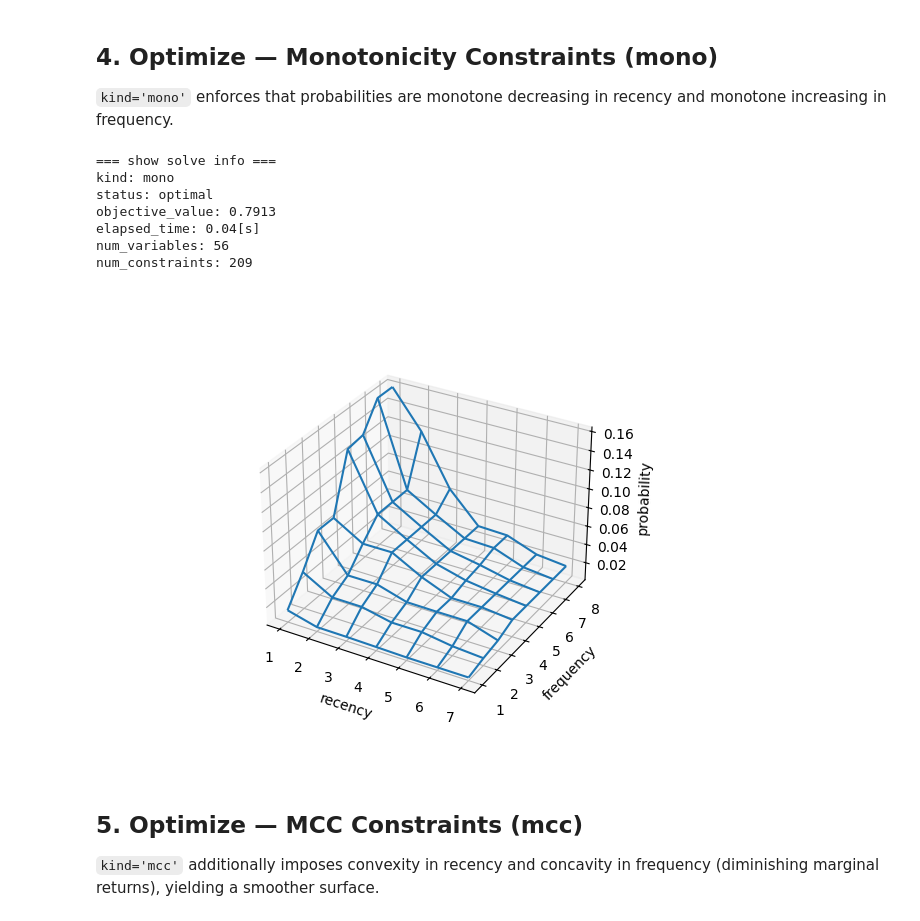
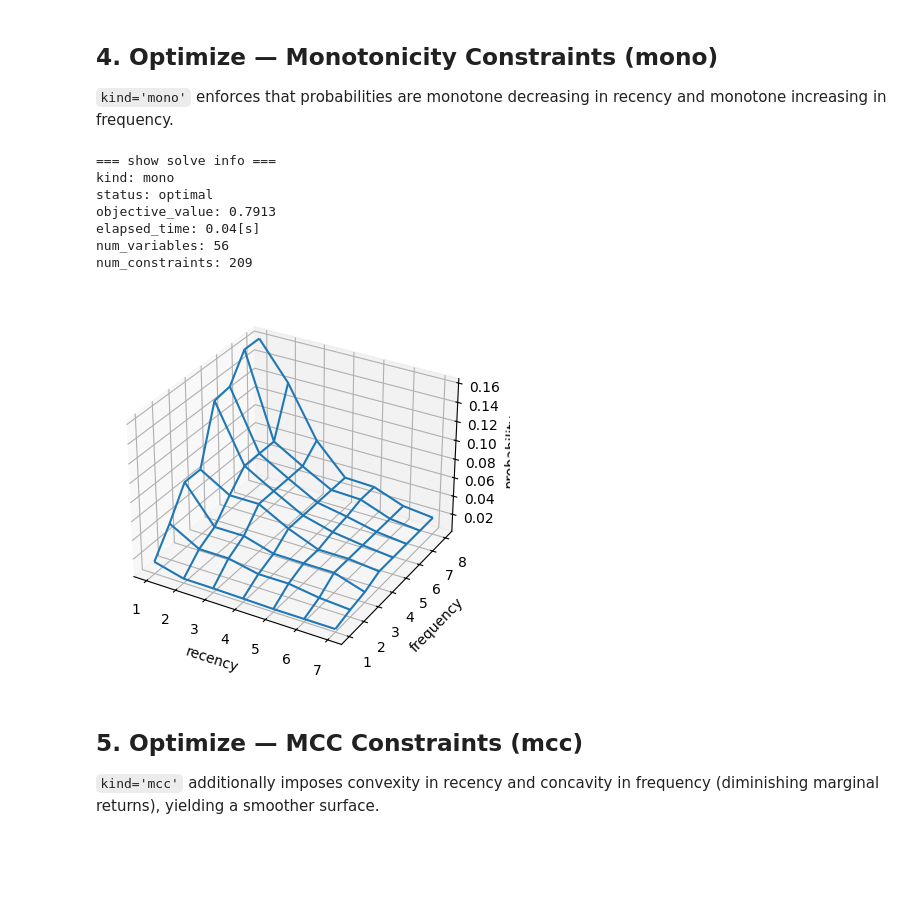
Before and after one commit to jiro-iwanaga/rfscorer, a Jupyter notebook: examples/basic_usage.ipynb, the cells around one changed output. Cells and saved outputs as stored; diff of their text form; code cells hidden in the pictures; blank space fills up the shorter version.

```diff
--- a/examples/basic_usage.ipynb
+++ b/examples/basic_usage.ipynb
@@ -22,7 +21,8 @@ The same pair may appear multiple times (repeat visits).
 
 > `access_log.csv` is sourced from [ohmsha/PyOptBook](https://github.com/ohmsha/PyOptBook/tree/main/7.recommendation) (MIT License).
 # %%
-df = pd.read_csv("access_log.csv")
+url = "https://raw.githubusercontent.com/ohmsha/PyOptBook/main/7.recommendation/access_log.csv"
+df = pd.read_csv(url)
 print(f"{len(df):,} rows  |  {df.user_id.nunique():,} users  |  {df.item_id.nunique():,} items")
 df.head()
 # %% [output]
@@ -70,17 +90,16 @@ Image("surface_empirical_probability.png")
 and monotone increasing in frequency.
 # %%
 scorer.optimize(kind="mono")
-scorer.plot_probability_surface(kind="mono")
-Image("surface_mono_probability.png")
+fig_mono = scorer.plot_probability_surface(kind="mono")
 # %% [output]
 === show solve info ===
 kind: mono
 status: optimal
 objective_value: 0.7913
 elapsed_time: 0.04[s]
 num_variables: 56
 num_constraints: 209
-[figure, old version]
+[figure, new version]
 # %% [markdown]
 ## 5. Optimize — MCC Constraints (mcc)
 
```
Also changed, not shown: parts of 4 cells of this notebook.
